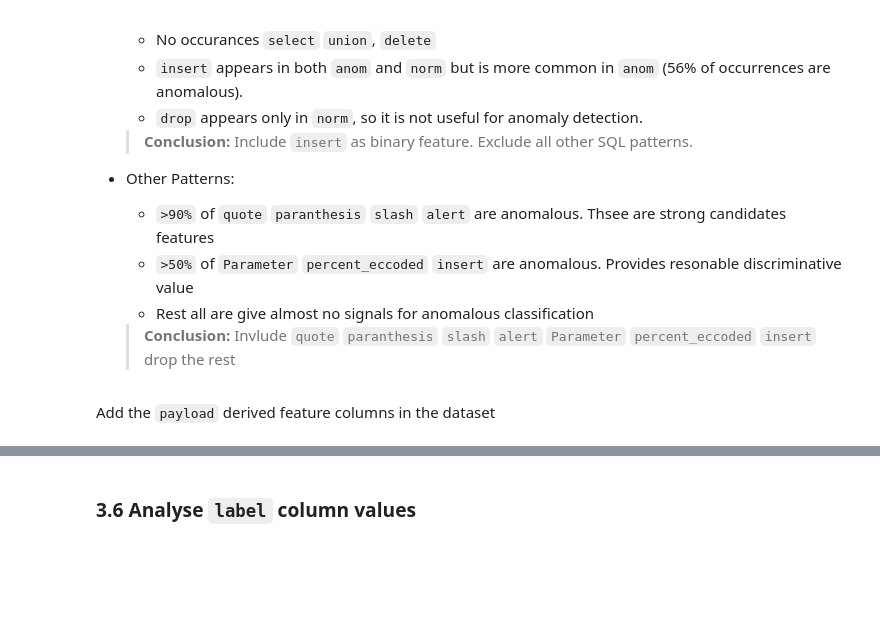
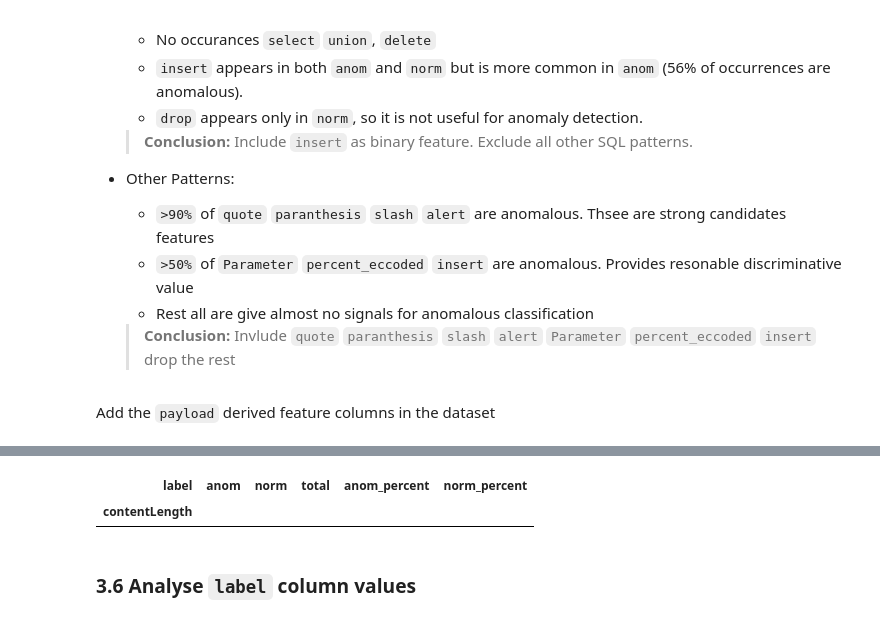
Before and after one commit to arkb2023/mlhttp, a Jupyter notebook: notebooks/featurize.ipynb, the cells around one changed output, grey strips where cells are left out. Drawn from its saved outputs; the diff is of its cells as text; code cells hidden in the pictures; blank space fills up the shorter version.

```diff
--- a/notebooks/featurize.ipynb
+++ b/notebooks/featurize.ipynb
@@ -783,3 +944,8 @@ df_featurised.head(5)
+# %%
+length_label_counts[(length_label_counts["norm_percent"] == 100.00)].sort_index()
+# %% [output]
+| label | anom | norm | total | anom_percent | norm_percent |
+| contentLength |  |  |  |  |  |
 # %% [markdown]
 ### 3.6 Analyse `label` column values
 # %%
```
Also changed, not shown: parts of 15 cells of this notebook.
